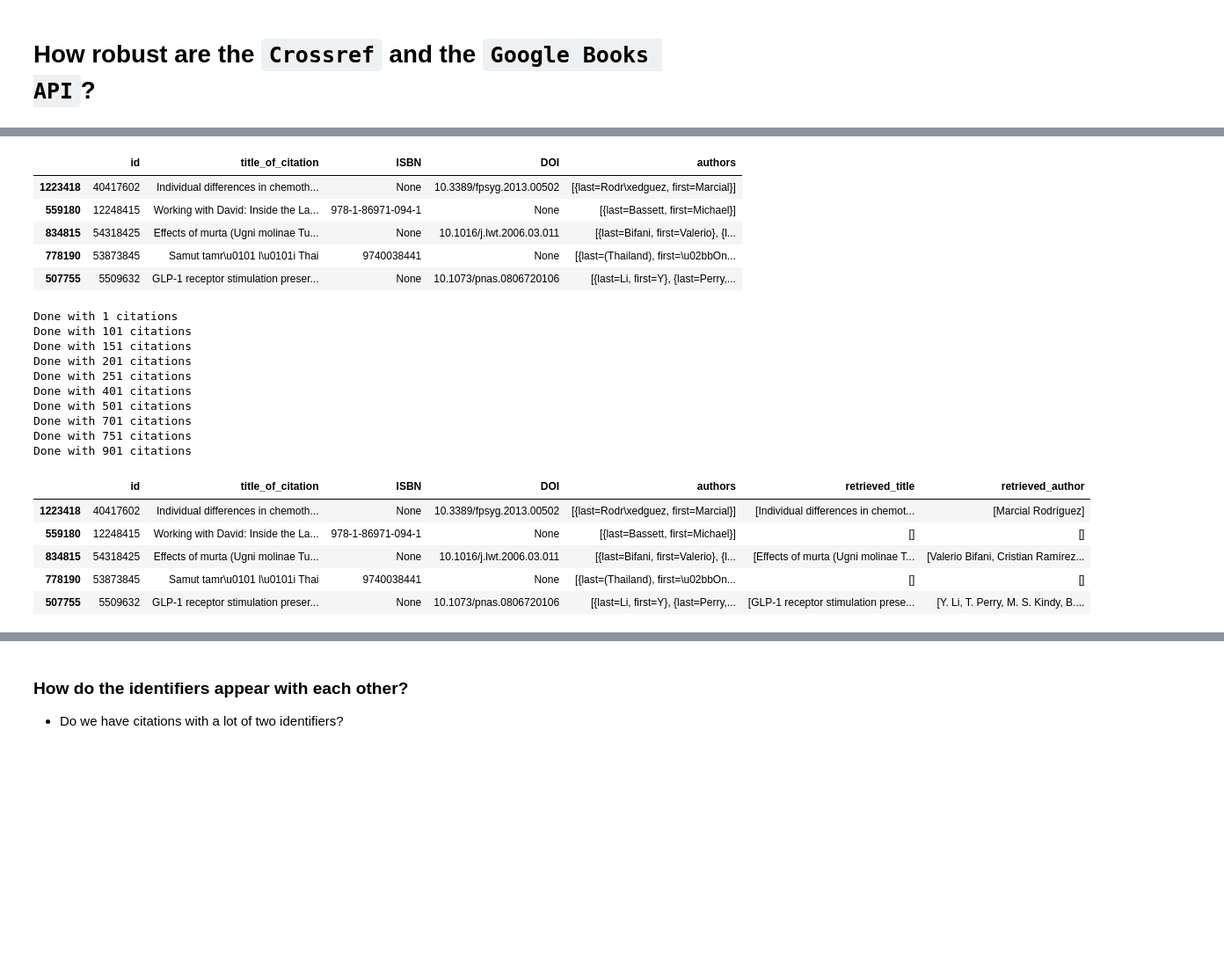
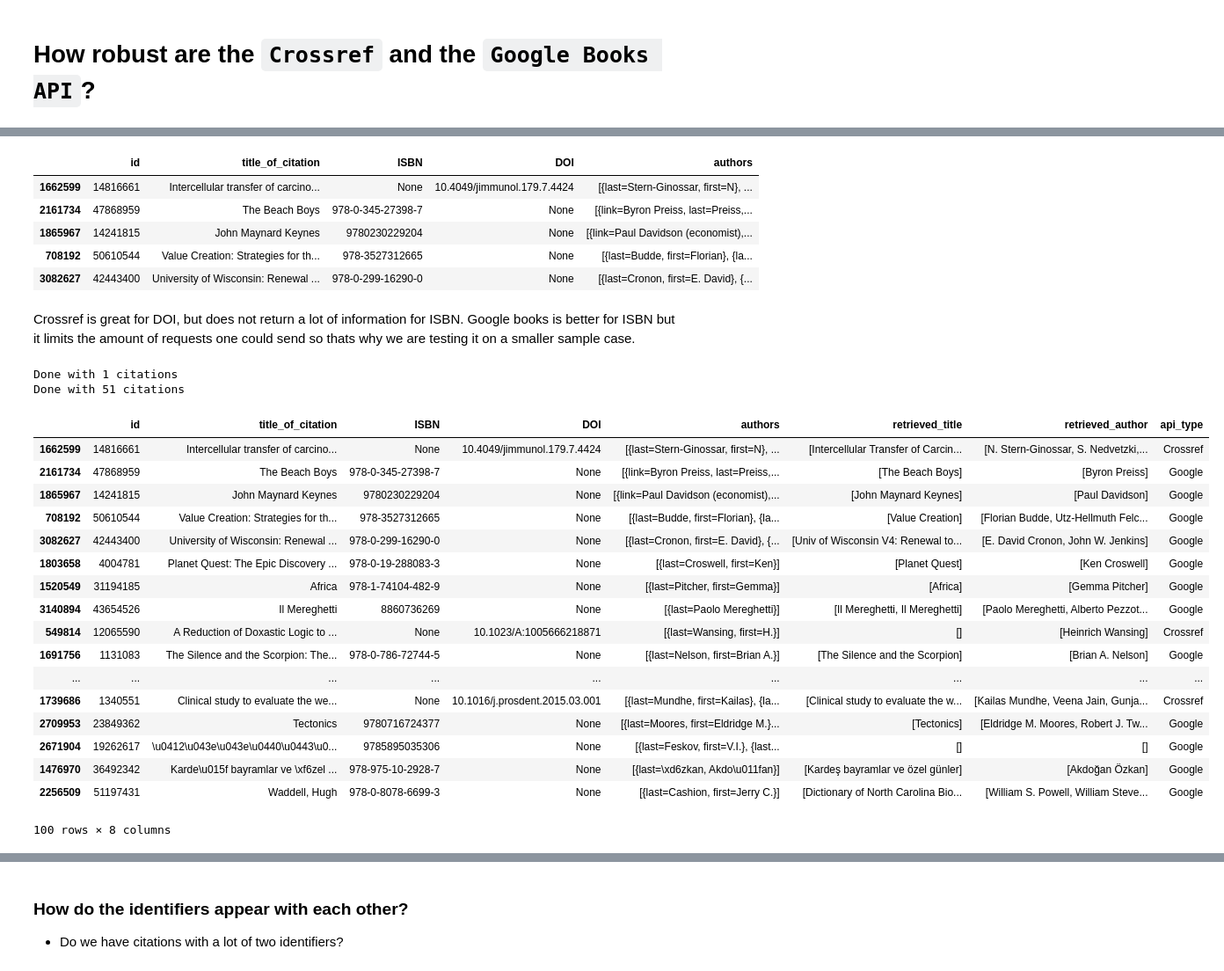
Before and after one commit to Harshdeep1996/cite-classifications-wiki, a Jupyter notebook: Sanity_Check_Citations.ipynb, the cells around one changed output, grey strips where cells are left out. Shown at 88% size. Drawn from its saved outputs; the diff is of its cells as text; code cells hidden in the pictures; blank space fills up the shorter version.

```diff
--- a/Sanity_Check_Citations.ipynb
+++ b/Sanity_Check_Citations.ipynb
@@ -184,38 +186,30 @@ mask_isbn_or_doi = citation_with_ids['DOI'].notnull() | citation_with_ids['ISBN'
 
 citation_with_isbn_or_doi = citation_with_ids[mask_isbn_or_doi][['id', 'title_of_citation', 'ISBN', 'DOI', 'authors']]
 # %%
-citation_with_isbn_or_doi = citation_with_isbn_or_doi.sample(n=1000)
+citation_with_isbn_or_doi = citation_with_isbn_or_doi.sample(n=100)
 # %%
 citation_with_isbn_or_doi.head()
 # %% [output]
 |  | id | title_of_citation | ISBN | DOI | authors |
-| 1223418 | 40417602 | Individual differences in chemoth... | None | 10.3389/fpsyg.2013.00502 | [{last=Rodr\xedguez, first=Marcial}] |
-| 559180 | 12248415 | Working with David: Inside the La... | 978-1-86971-094-1 | None | [{last=Bassett, first=Michael}] |
-| 834815 | 54318425 | Effects of murta (Ugni molinae Tu... | None | 10.1016/j.lwt.2006.03.011 | [{last=Bifani, first=Valerio}, {l... |
-| 778190 | 53873845 | Samut tamr\u0101 l\u0101i Thai | 9740038441 | None | [{last=(Thailand), first=\u02bbOn... |
-| 507755 | 5509632 | GLP-1 receptor stimulation preser... | None | 10.1073/pnas.0806720106 | [{last=Li, first=Y}, {last=Perry,... |
+| 1662599 | 14816661 | Intercellular transfer of carcino... | None | 10.4049/jimmunol.179.7.4424 | [{last=Stern-Ginossar, first=N}, ... |
+| 2161734 | 47868959 | The Beach Boys | 978-0-345-27398-7 | None | [{link=Byron Preiss, last=Preiss,... |
+| 1865967 | 14241815 | John Maynard Keynes | 9780230229204 | None | [{link=Paul Davidson (economist),... |
+| 708192 | 50610544 | Value Creation: Strategies for th... | 978-3527312665 | None | [{last=Budde, first=Florian}, {la... |
+| 3082627 | 42443400 | University of Wisconsin: Renewal ... | 978-0-299-16290-0 | None | [{last=Cronon, first=E. David}, {... |
 # %%
 citation_with_isbn_or_doi['retrieved_title'] = [[] for i in citation_with_isbn_or_doi.index]
 citation_with_isbn_or_doi['retrieved_author'] = [[] for i in citation_with_isbn_or_doi.index]
+citation_with_isbn_or_doi['api_type'] = ['' for i in citation_with_isbn_or_doi.index]
+# %% [markdown]
+Crossref is great for DOI, but does not return a lot of information for ISBN. Google books is better for ISBN but it limits the amount of requests one could send so thats why we are testing it on a smaller sample case.
 # %%
 for i in range(len(citation_with_isbn_or_doi)):
     title = []
     author = []
     row = citation_with_isbn_or_doi.iloc[i] # Get the particular row
-    if row['ISBN']:
-        isbn = row['ISBN'].replace('-', '')
-        result_google = run_google_book_get_info(isbn=isbn).json()
-
-        if 'items' not in result_google:
-            row['retrieved_title'] = 'No title mentioned'
-            row['retrieved_author'] = 'No authors mentioned'
-            continue
-
-        for item in result_google['items']:
-            title.extend(item['volumeInfo'].get('title', ['No title mentioned']))
-            author.extend(item['volumeInfo'].get('authors', ['No authors mentioned']))
     if row['DOI']:
-        result_crossref = run_crossref_get_info(row['DOI'])
+        result_crossref = run_crossref_get_info(doi=row['DOI'])
+        citation_with_isbn_or_doi.iloc[i, 7] = 'Crossref'
 
         if result_crossref.status_code != 200:
             title.append('No title mentioned')
@@ -237,6 +231,20 @@ for i in range(len(citation_with_isbn_or_doi)):
         else:
             author.append('No authors mentioned')
 
+    if not row['DOI'] and row['ISBN']:
+        isbn = row['ISBN'].replace('-', '')
+        result_google = run_google_book_get_info(isbn=isbn).json()
+        citation_with_isbn_or_doi.iloc[i, 7] = 'Google'
+
+        if 'items' not in result_google:
+            row['retrieved_title'] = 'No title mentioned'
+            row['retrieved_author'] = 'No authors mentioned'
+            continue
+
+        for item in result_google['items']:
+            title.append(item['volumeInfo'].get('title', 'No title mentioned'))
+            author.extend(item['volumeInfo'].get('authors', ['No authors mentioned']))
+
     if i % 50 == 0:
         print('Done with {} citations'.format(i + 1))
 
@@ -244,21 +252,25 @@ for i in range(len(citation_with_isbn_or_doi)):
     citation_with_isbn_or_doi.iloc[i]['retrieved_author'].extend(author)
 # %% [output]
 Done with 1 citations
-Done with 101 citations
-Done with 151 citations
-Done with 201 citations
-Done with 251 citations
-Done with 401 citations
-Done with 501 citations
-Done with 701 citations
-Done with 751 citations
-Done with 901 citations
+Done with 51 citations
 # %%
-citation_with_isbn_or_doi.head()
+citation_with_isbn_or_doi
 # %% [output]
-|  | id | title_of_citation | ISBN | DOI | authors | retrieved_title | retrieved_author |
-| 1223418 | 40417602 | Individual differences in chemoth... | None | 10.3389/fpsyg.2013.00502 | [{last=Rodr\xedguez, first=Marcial}] | [Individual differences in chemot... | [Marcial Rodríguez] |
-| 559180 | 12248415 | Working with David: Inside the La... | 978-1-86971-094-1 | None | [{last=Bassett, first=Michael}] | [] | [] |
-| 834815 | 54318425 | Effects of murta (Ugni molinae Tu... | None | 10.1016/j.lwt.2006.03.011 | [{last=Bifani, first=Valerio}, {l... | [Effects of murta (Ugni molinae T... | [Valerio Bifani, Cristian Ramírez... |
-| 778190 | 53873845 | Samut tamr\u0101 l\u0101i Thai | 9740038441 | None | [{last=(Thailand), first=\u02bbOn... | [] | [] |
-| 507755 | 5509632 | GLP-1 receptor stimulation preser... | None | 10.1073/pnas.0806720106 | [{last=Li, first=Y}, {last=Perry,... | [GLP-1 receptor stimulation prese... | [Y. Li, T. Perry, M. S. Kindy, B.... |
+|  | id | title_of_citation | ISBN | DOI | authors | retrieved_title | retrieved_author | api_type |
+| 1662599 | 14816661 | Intercellular transfer of carcino... | None | 10.4049/jimmunol.179.7.4424 | [{last=Stern-Ginossar, first=N}, ... | [Intercellular Transfer of Carcin... | [N. Stern-Ginossar, S. Nedvetzki,... | Crossref |
+| 2161734 | 47868959 | The Beach Boys | 978-0-345-27398-7 | None | [{link=Byron Preiss, last=Preiss,... | [The Beach Boys] | [Byron Preiss] | Google |
+| 1865967 | 14241815 | John Maynard Keynes | 9780230229204 | None | [{link=Paul Davidson (economist),... | [John Maynard Keynes] | [Paul Davidson] | Google |
+| 708192 | 50610544 | Value Creation: Strategies for th... | 978-3527312665 | None | [{last=Budde, first=Florian}, {la... | [Value Creation] | [Florian Budde, Utz-Hellmuth Felc... | Google |
+| 3082627 | 42443400 | University of Wisconsin: Renewal ... | 978-0-299-16290-0 | None | [{last=Cronon, first=E. David}, {... | [Univ of Wisconsin V4: Renewal to... | [E. David Cronon, John W. Jenkins] | Google |
+| 1803658 | 4004781 | Planet Quest: The Epic Discovery ... | 978-0-19-288083-3 | None | [{last=Croswell, first=Ken}] | [Planet Quest] | [Ken Croswell] | Google |
+| 1520549 | 31194185 | Africa | 978-1-74104-482-9 | None | [{last=Pitcher, first=Gemma}] | [Africa] | [Gemma Pitcher] | Google |
+| 3140894 | 43654526 | Il Mereghetti | 8860736269 | None | [{last=Paolo Mereghetti}] | [Il Mereghetti, Il Mereghetti] | [Paolo Mereghetti, Alberto Pezzot... | Google |
+| 549814 | 12065590 | A Reduction of Doxastic Logic to ... | None | 10.1023/A:1005666218871 | [{last=Wansing, first=H.}] | [] | [Heinrich Wansing] | Crossref |
+| 1691756 | 1131083 | The Silence and the Scorpion: The... | 978-0-786-72744-5 | None | [{last=Nelson, first=Brian A.}] | [The Silence and the Scorpion] | [Brian A. Nelson] | Google |
+| ... | ... | ... | ... | ... | ... | ... | ... | ... |
+| 1739686 | 1340551 | Clinical study to evaluate the we... | None | 10.1016/j.prosdent.2015.03.001 | [{last=Mundhe, first=Kailas}, {la... | [Clinical study to evaluate the w... | [Kailas Mundhe, Veena Jain, Gunja... | Crossref |
+| 2709953 | 23849362 | Tectonics | 9780716724377 | None | [{last=Moores, first=Eldridge M.}... | [Tectonics] | [Eldridge M. Moores, Robert J. Tw... | Google |
+| 2671904 | 19262617 | \u0412\u043e\u043e\u0440\u0443\u0... | 9785895035306 | None | [{last=Feskov, first=V.I.}, {last... | [] | [] | Google |
+| 1476970 | 36492342 | Karde\u015f bayramlar ve \xf6zel ... | 978-975-10-2928-7 | None | [{last=\xd6zkan, Akdo\u011fan}] | [Kardeş bayramlar ve özel günler] | [Akdoğan Özkan] | Google |
+| 2256509 | 51197431 | Waddell, Hugh | 978-0-8078-6699-3 | None | [{last=Cashion, first=Jerry C.}] | [Dictionary of North Carolina Bio... | [William S. Powell, William Steve... | Google |
+100 rows × 8 columns
```
Also changed, not shown: parts of 16 cells of this notebook, 1 other file.
